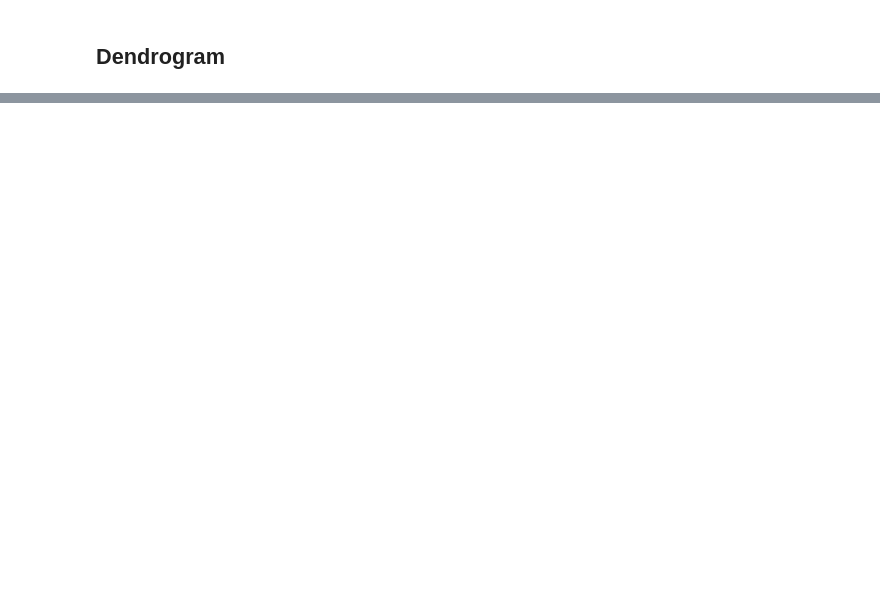
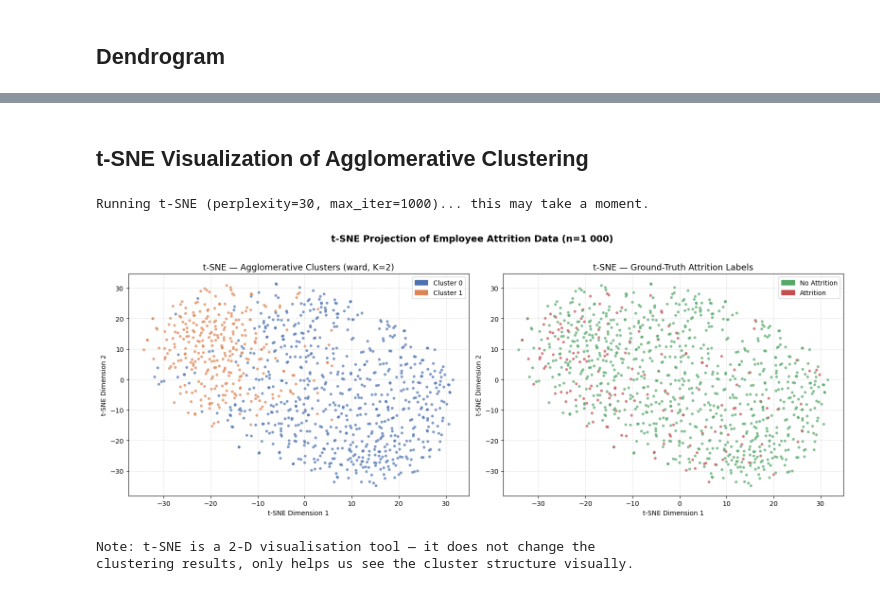
Before and after one commit to jiraphat48026/HR-Machine-Learning-Project, a Jupyter notebook: models/agglomerative_clustering.ipynb, the cells around one changed output, grey strips where cells are left out. Saved outputs shown, nothing was run; the diff lists cells and outputs as text; code cells hidden in the pictures; blank space fills up the shorter version.

Commit message:
Refactor code structure for improved readability and maintainability

```diff
--- a/models/agglomerative_clustering.ipynb
+++ b/models/agglomerative_clustering.ipynb
@@ -360,0 +365,59 @@ plt.show()
+# %% [markdown]
+## t-SNE Visualization of Agglomerative Clustering
+# %%
+from sklearn.manifold import TSNE
+import matplotlib.patches as mpatches
+
+# ── t-SNE on the full feature matrix ──────────────────────────────────────
+print("Running t-SNE (perplexity=30, max_iter=1000)... this may take a moment.")
+tsne = TSNE(n_components=2, perplexity=30, max_iter=1000, random_state=42)
+X_tsne = tsne.fit_transform(X)
+
+# ── Colour maps ───────────────────────────────────────────────────────────
+cluster_colors  = np.array(["#4C72B0", "#DD8452"])   # one colour per cluster
+true_colors     = np.array(["#55A868", "#C44E52"])   # green=No, red=Yes attrition
+
+fig, axes = plt.subplots(1, 2, figsize=(16, 6))
+
+# ── Left: coloured by agglomerative cluster label ─────────────────────────
+ax = axes[0]
+scatter_c = ax.scatter(
+    X_tsne[:, 0], X_tsne[:, 1],
+    c=[cluster_colors[l] for l in labels],
+    s=18, alpha=0.7, edgecolors="none"
+)
+patch0 = mpatches.Patch(color=cluster_colors[0], label="Cluster 0")
+patch1 = mpatches.Patch(color=cluster_colors[1], label="Cluster 1")
+ax.legend(handles=[patch0, patch1], loc="best", fontsize=10)
+ax.set_title("t-SNE — Agglomerative Clusters (ward, K=2)", fontsize=13)
+ax.set_xlabel("t-SNE Dimension 1")
+ax.set_ylabel("t-SNE Dimension 2")
+ax.grid(True, linestyle="--", alpha=0.4)
+
+# ── Right: coloured by ground-truth attrition label ───────────────────────
+ax = axes[1]
+scatter_t = ax.scatter(
+    X_tsne[:, 0], X_tsne[:, 1],
+    c=[true_colors[y] for y in y_true],
+    s=18, alpha=0.7, edgecolors="none"
+)
+patch_no  = mpatches.Patch(color=true_colors[0], label="No Attrition")
+patch_yes = mpatches.Patch(color=true_colors[1], label="Attrition")
+ax.legend(handles=[patch_no, patch_yes], loc="best", fontsize=10)
+ax.set_title("t-SNE — Ground-Truth Attrition Labels", fontsize=13)
+ax.set_xlabel("t-SNE Dimension 1")
+ax.set_ylabel("t-SNE Dimension 2")
+ax.grid(True, linestyle="--", alpha=0.4)
+
+plt.suptitle("t-SNE Projection of Employee Attrition Data (n=1 000)",
+             fontsize=14, fontweight="bold", y=1.02)
+plt.tight_layout()
+plt.show()
+
+print("\nNote: t-SNE is a 2-D visualisation tool — it does not change the",
+      "\nclustering results, only helps us see the cluster structure visually.")
+# %% [output]
+Running t-SNE (perplexity=30, max_iter=1000)... this may take a moment.
+[figure, added]
+Note: t-SNE is a 2-D visualisation tool — it does not change the
+clustering results, only helps us see the cluster structure visually.
```
Also changed, not shown: parts of 5 cells of this notebook, 2 other files.
